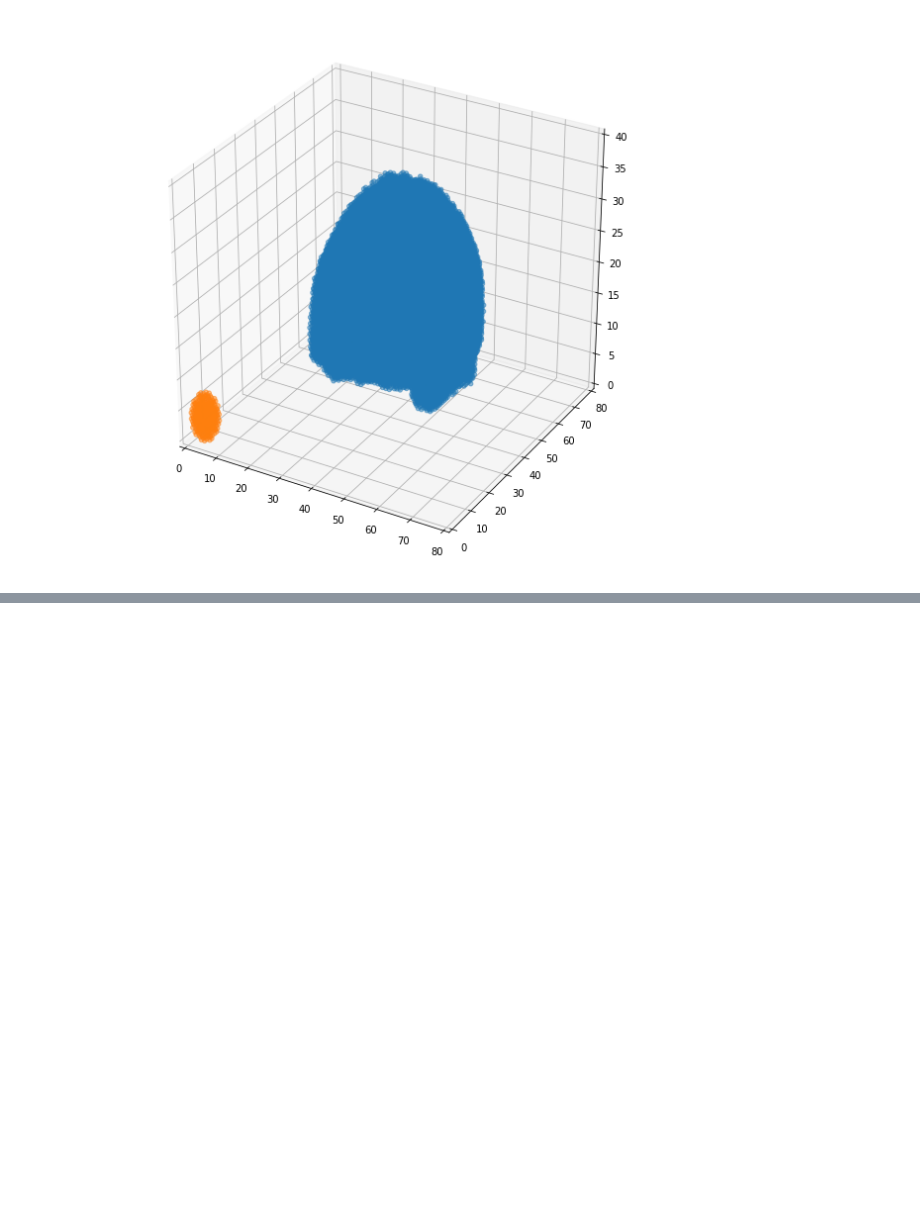
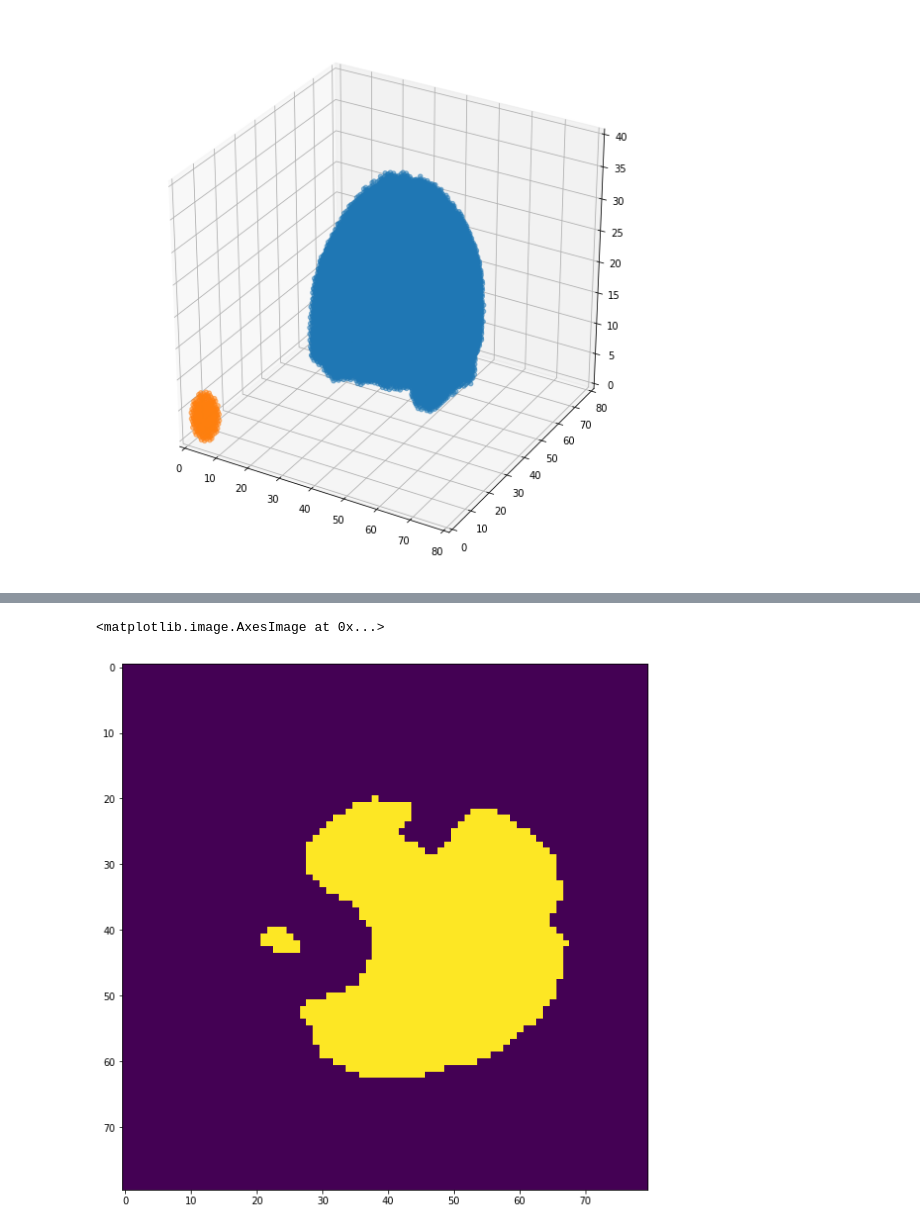
Before and after one commit to claire-lugrin/big_data_fmri, a Jupyter notebook: create_searchlight_roi.ipynb, the cells around one changed output, grey strips where cells are left out. Cells and saved outputs as stored; diff of their text form; code cells hidden in the pictures; blank space fills up the shorter version.

```diff
--- a/create_searchlight_roi.ipynb
+++ b/create_searchlight_roi.ipynb
@@ -115,0 +86,13 @@ for vox in range(0,coord_brain.shape[0],2500):
+# %%
+#use the mask to know voxels where data is
+im = nib.load("subj02/1stLevel_nob0_MVPA_trial_smooth/mask.nii")
+mask_im = im.get_fdata()
+coord_brain=np.argwhere(mask_im>0)
+x, y, z = np.where(mask_im>-1)
+data_table=pd.DataFrame(np.transpose(np.array([x,y,z])),columns=['x','y','z'])
+# add whether mask is on or off to later use only voxels where there is brain
+data_table['brain_mask']=np.reshape(np.transpose(mask_im),mask_im.size,1)
+plt.imshow(mask_im[:,:,10])
+# %% [output]
+<matplotlib.image.AxesImage at 0x...>
+[figure, added]
```
Also changed, not shown: parts of 22 cells of this notebook.
